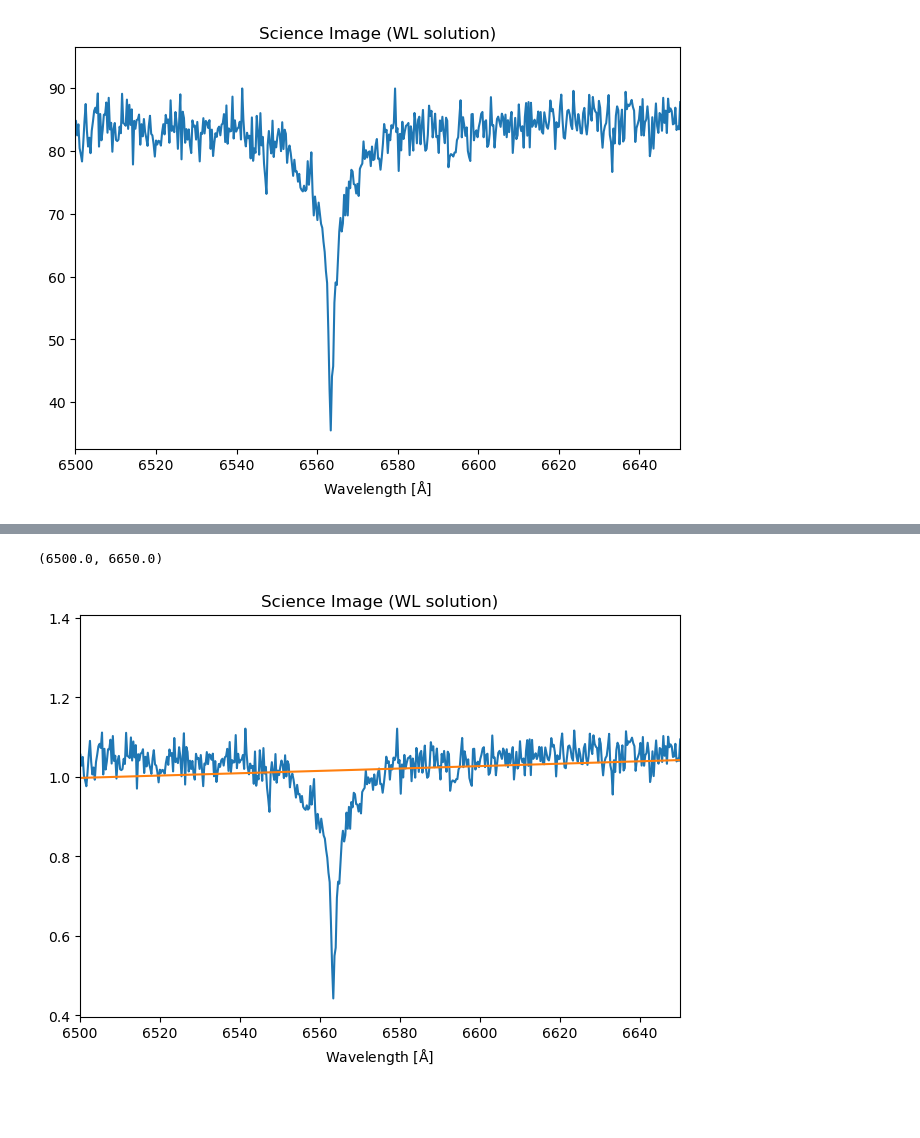
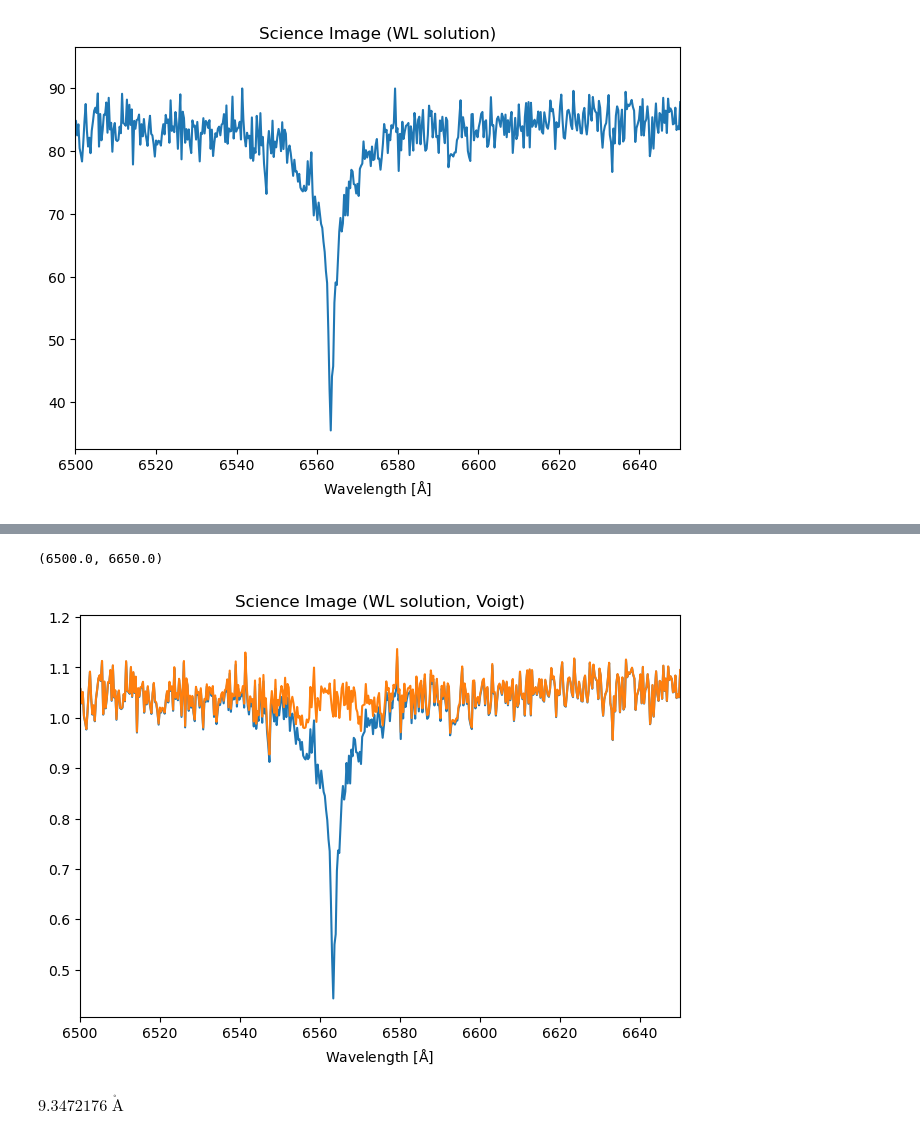
Before and after one commit to m-schochet/spi_phy905, a Jupyter notebook: analysis/ews_soar.ipynb, the cells around one changed output, grey strips where cells are left out. Saved outputs shown, nothing was run; the diff lists cells and outputs as text; code cells hidden in the pictures; blank space fills up the shorter version.

Commit message:
finish figure1

```diff
--- a/analysis/ews_soar.ipynb
+++ b/analysis/ews_soar.ipynb
@@ -43,27 +43,27 @@ ax.set_xlim(6500, 6650)
 (6500.0, 6650.0)
 [figure]
 # %%
+m5_spec = np.nan_to_num(m5_spec, nan=1, posinf=1, neginf=1)
+
 m5_spec = m5_spec/np.median(m5_spec)
 noise_estimate = np.std(m5_spec)
 # %%
-1/noise_estimate
 
-lorentz_gam =  2 * u.AA
-gauss_sig = 1 * u.AA
-fwhm_l = 2 * lorentz_gam
-fwhm_g = gauss_sig#2 * gauss_sig * (2*np.log(2))**(1/2)
-amp_L = -0.5 * u.AA
-guesses_voigt = [6563*u.AA, amp_L, fwhm_l, fwhm_g] # stats
+guesses_voigt = [6562.8*u.AA, -1, 8*u.AA, 2*u.AA] # stats
+
+guesses_gauss = [-1, 6562.8*u.AA, 2*u.AA]
 # %%
 wavelengths = m5_model(xvals[~badmom_m5]) * u.AA
 
-selection = (wavelengths > 6500 * u.AA) & (wavelengths < 6650 * u.AA)
-absorption_model_guess = Voigt1D(x_0=6563, amplitude_L=-0.5, fwhm_L=5, fwhm_G=1)#=-m5_spec[selection].min(),
-                            #ean=6563,
-                            #stddev=10)
+selection = (wavelengths > 6545 * u.AA) & (wavelengths < 6590 * u.AA)
+absorption_model_guess = Gaussian1D(*guesses_gauss) + Linear1D(intercept=1, slope=0)
 
-fitter = fitting.LMLSQFitter()
-fitted_gaussian = fitter(Voigt1D(*guesses_voigt), wavelengths[selection], m5_spec[selection],
+fitter = fitting.SLSQPLSQFitter()
+fitted_gaussian = fitter(absorption_model_guess, wavelengths[selection], m5_spec[selection],
                          weights=noise_estimate)
 fitted_gaussian
+
+fin = Voigt1D(*guesses_voigt) + Linear1D(intercept=1, slope=0) + Lorentz1D(amplitude=-3, x_0=6562.8*u.AA, fwhm=2*u.AA)
+fitted_voigt = fitter(fin, wavelengths[selection], m5_spec[selection],
+                         weights=noise_estimate)
 # %% [output]
@@ -98,10 +96,13 @@ WARNING: The fit may be unsuccessful; check:
+# %%
+absorption  = fitted_voigt[0] + fitted_voigt[2]
+continuum = fitted_voigt[1]
 # %%
-fig, ax = plt.subplots(1, 1, layout='constrained')
-ax.plot(m5_model(xvals[~badmom_m5]), m5_spec)
-ax.plot(wavelengths, fitted_absorption_model(wavelengths.value))
-ax.set_xlabel(r"Wavelength [$\rm{\AA}$]")
-ax.set_title("Science Image (WL solution)")
-ax.set_xlim(6500, 6650)
+fig, ax1 = plt.subplots(1, 1, layout='constrained')
+ax1.plot(m5_model(xvals[~badmom_m5]), m5_spec)
+ax1.plot(wavelengths, m5_spec-absorption(wavelengths))
+ax1.set_xlabel(r"Wavelength [$\rm{\AA}$]")
+ax1.set_title("Science Image (WL solution, Voigt)")
+ax1.set_xlim(6500, 6650)
 # %% [output]
 (6500.0, 6650.0)
-[figure, old version]
+[figure, new version]
@@ -110,3 +109,10 @@ continuum_fit, absorption_fit = fitted_absorption_model
+# %%
+EQW = (
+    -absorption(wavelengths[selection]).sum() / continuum.intercept * u.AA
+)
+EQW
+# %% [output]
+$9.3472176 \; \mathrm{\mathring{A}}$
 # %%
 fig, ax = plt.subplots(1, 1, layout='constrained')
 ax.plot(m5_model(xvals[~badmom_m5]), m5_spec)
```
Also changed, not shown: parts of 6 cells of this notebook, 4 other files.
